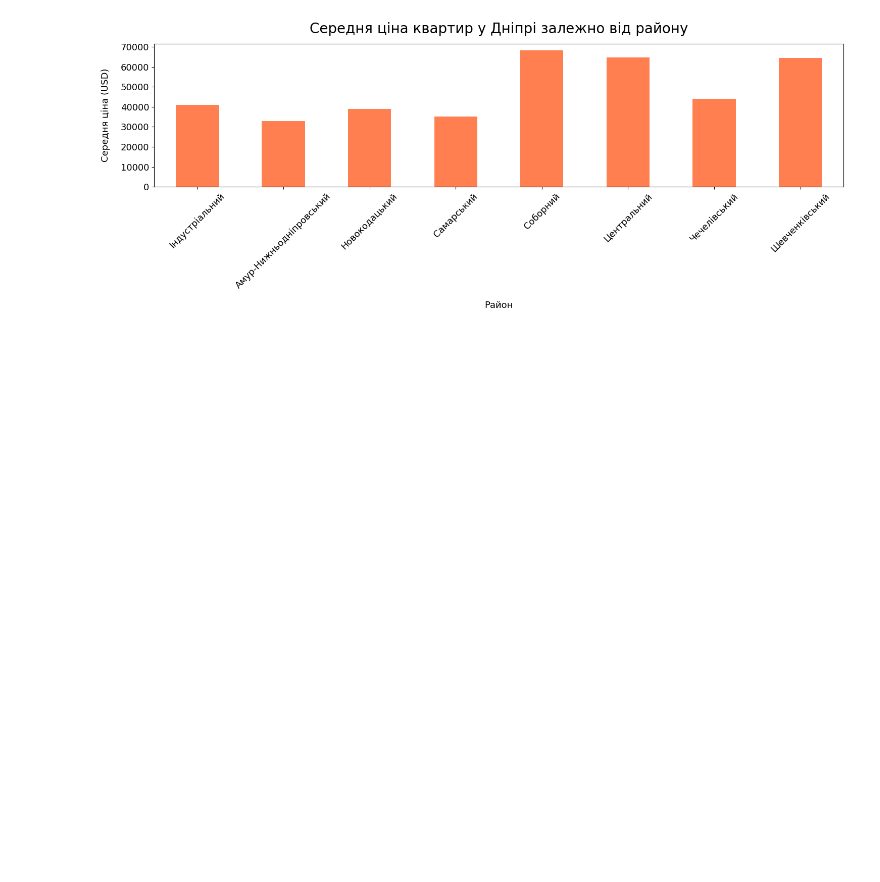
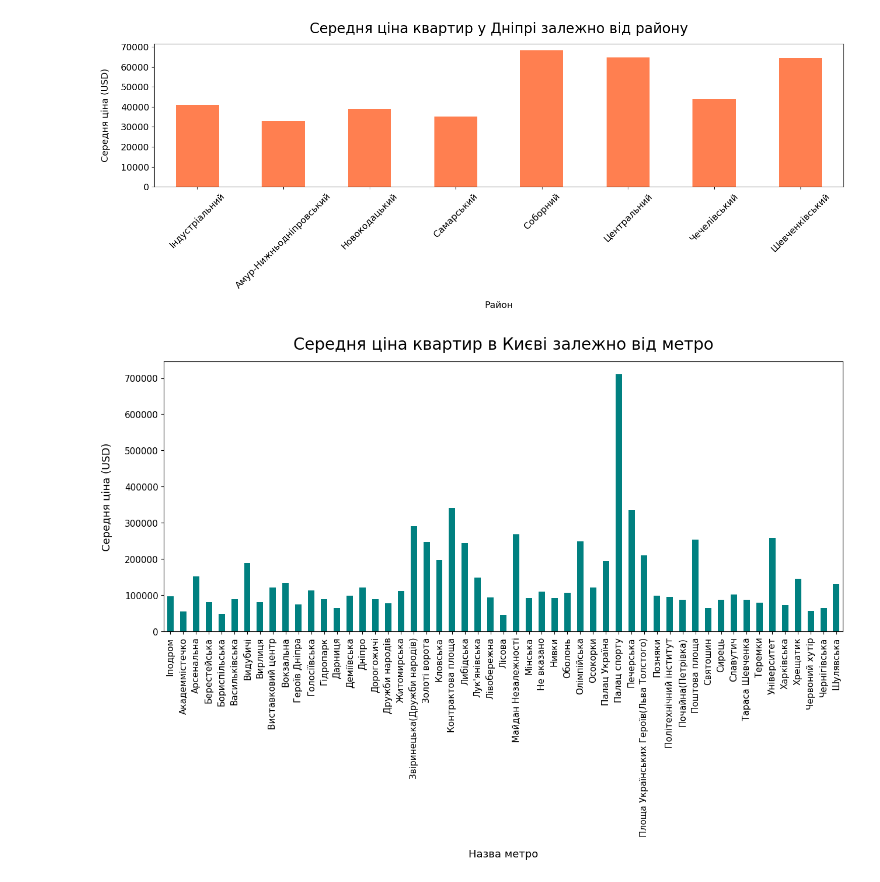
Before and after one commit to Ihor-MA/flats-data-analytics, a Jupyter notebook: visualization.ipynb, the cells around one changed output. Cells and saved outputs as stored; diff of their text form; code cells hidden in the pictures; blank space fills up the shorter version.

Commit message:
Created graphic 'Середня цiна квартир в києвi залежно вiд метро'

```diff
--- a/visualization.ipynb
+++ b/visualization.ipynb
@@ -76,3 +76,17 @@ plt.tight_layout()
 plt.show()
 # %% [output]
 [figure]
+# %%
+df_kyiv = df[df["City"] == "Київ"]
+df_kyiv = df_kyiv[df_kyiv["Subway"].notna() & (df_kyiv["Subway"] != "Not specified")]
+
+avg_price_by_subway_kyiv = df_kyiv.groupby("Subway")["Price(USD)"].mean().dropna()
+
+plt.figure(figsize=(15, 6))
+avg_price_by_subway_kyiv.plot(kind="bar", color="teal", fontsize=11)
+plt.xlabel("Назва метро", labelpad=15, fontsize=13)
+plt.ylabel("Середня ціна (USD)", labelpad=15, fontsize=13)
+plt.title("Середня ціна квартир в Києві залежно від метро", pad=15, fontsize=20)
+plt.show()
+# %% [output]
+[figure, added]
```
